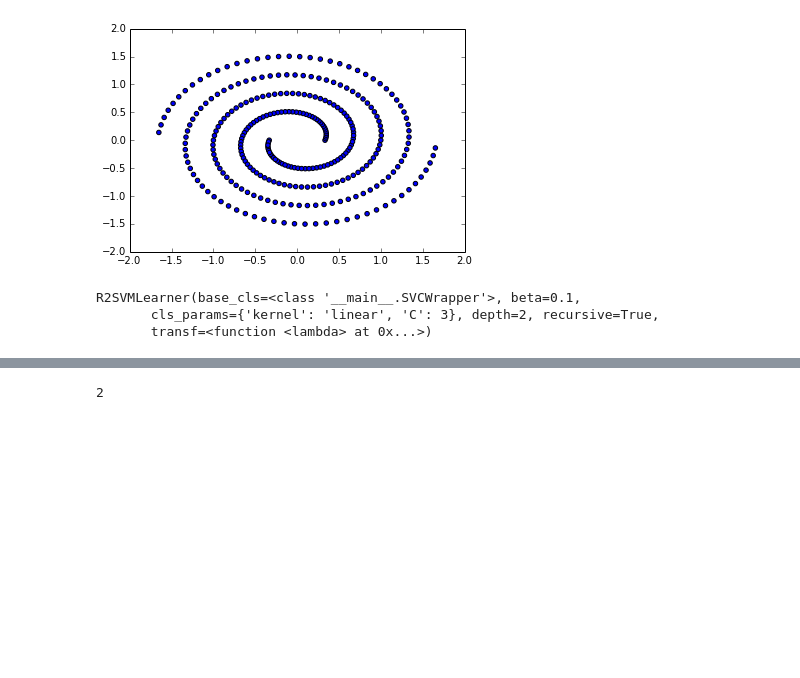
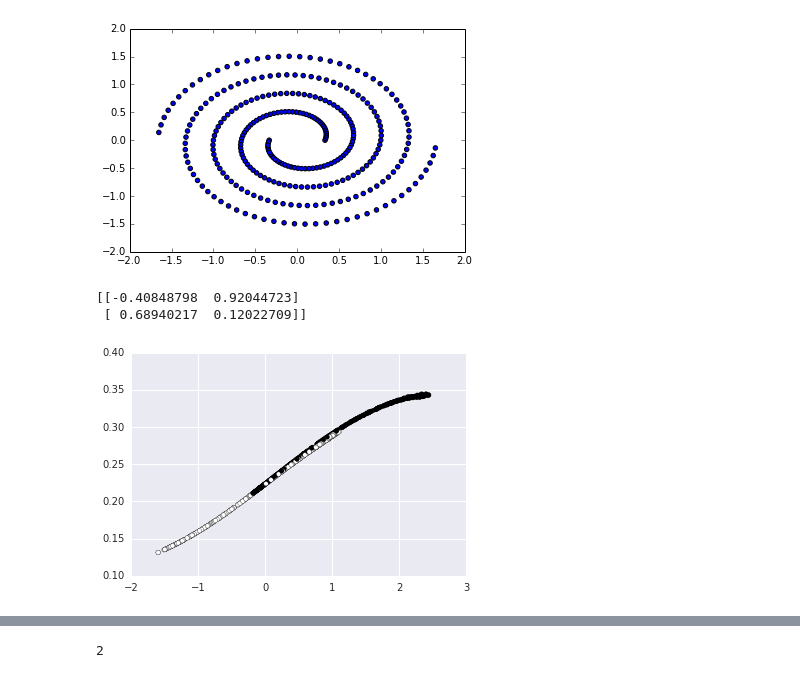
Before and after one commit to kudkudak/r2-learner, a Jupyter notebook: sketchbook.ipynb, the cells around one changed output, grey strips where cells are left out. Cells and saved outputs as stored; diff of their text form; code cells hidden in the pictures; blank space fills up the shorter version.

```diff
--- a/sketchbook.ipynb
+++ b/sketchbook.ipynb
@@ -182,9 +188,16 @@ class R2SVMLearner(BaseEstimator):
 
         return Y[0] if ravel else Y
 # %%
-model = R2SVMLearner(depth=2, cls_params={'C': 3, 'kernel': 'linear'})
-model.fit(X_spiral, Y_spiral)
+model = R2SVMLearner(depth=10, cls_params={'C': 3, 'kernel': 'linear'})
+model.fit(X_moon, Y_moon)
+print model.W[0]
 # %% [output]
-R2SVMLearner(base_cls=<class '__main__.SVCWrapper'>, beta=0.1,
-       cls_params={'kernel': 'linear', 'C': 3}, depth=2, recursive=True,
-       transf=<function <lambda> at 0x...>)
+[[-0.40848798  0.92044723]
+ [ 0.68940217  0.12022709]]
+# %%
+%matplotlib inline
+import matplotlib.pylab as plt
+plt.scatter(model.X_lin[-1][:,0], model.X_lin[-1][:,1], c=Y_moon)
+plt.show()
+# %% [output]
+[figure, added]
```
Also changed, not shown: parts of 4 cells of this notebook.
